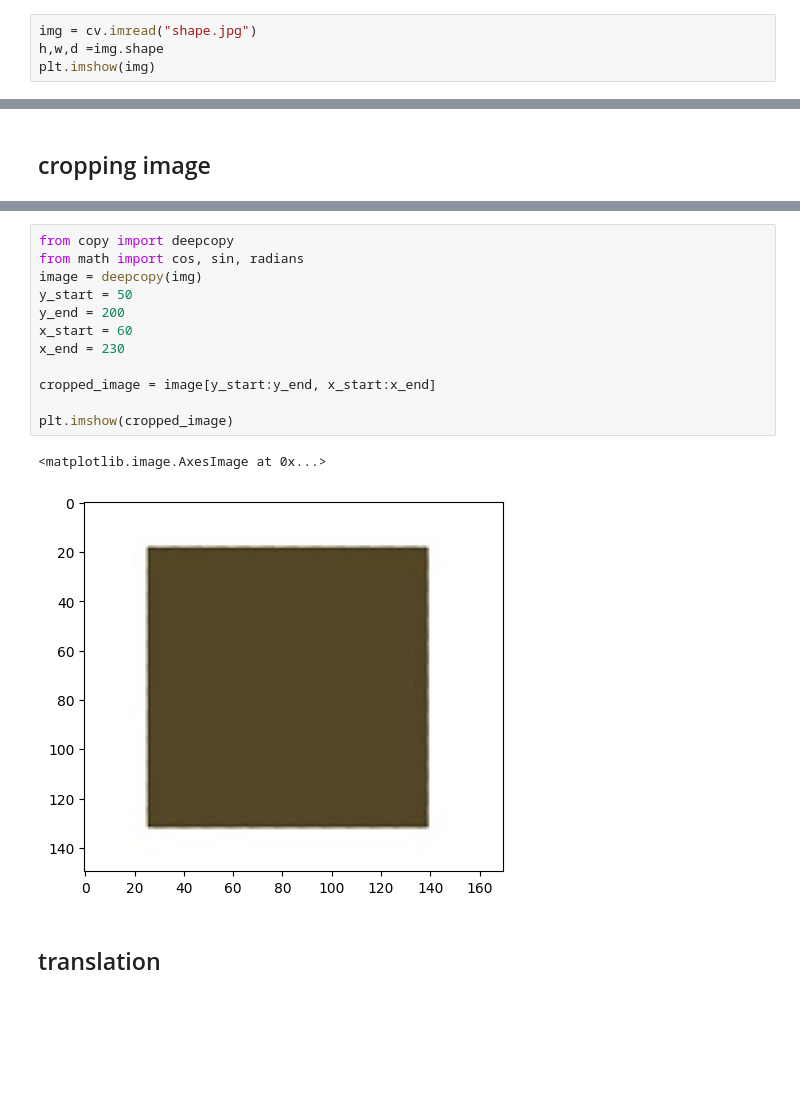
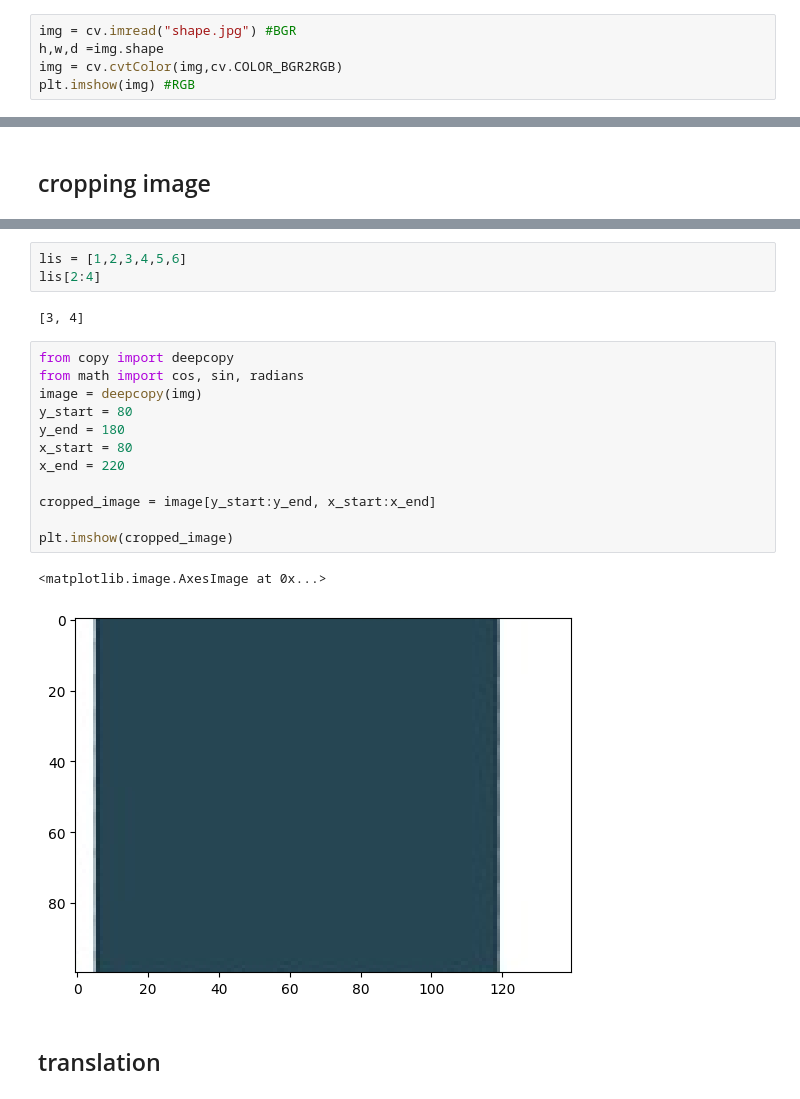
Before and after one commit to Mettikodeva/kombo_cv_training, a Jupyter notebook: 2-image_transformation.ipynb, the cells around one changed output, grey strips where cells are left out. Drawn from its saved outputs; the diff is of its cells as text; blank space fills up the shorter version.

Commit message:
update image transformation

```diff
--- a/2-image_transformation.ipynb
+++ b/2-image_transformation.ipynb
@@ -3,8 +3,9 @@ import cv2 as cv
 import numpy as np
 from matplotlib import pyplot as plt
 # %%
-img = cv.imread("shape.jpg")
+img = cv.imread("shape.jpg") #BGR
 h,w,d =img.shape
-plt.imshow(img)
+img = cv.cvtColor(img,cv.COLOR_BGR2RGB)
+plt.imshow(img) #RGB
 # %% [output]
 <matplotlib.image.AxesImage at 0x...>
@@ -14,18 +29,23 @@ plt.imshow(img)
+# %%
+lis = [1,2,3,4,5,6]
+lis[2:4]
+# %% [output]
+[3, 4]
 # %%
 from copy import deepcopy
 from math import cos, sin, radians
 image = deepcopy(img)
-y_start = 50
-y_end = 200
-x_start = 60
-x_end = 230
+y_start = 80
+y_end = 180
+x_start = 80
+x_end = 220
 
 cropped_image = image[y_start:y_end, x_start:x_end]
 
 plt.imshow(cropped_image)
 # %% [output]
 <matplotlib.image.AxesImage at 0x...>
-[figure, old version]
+[figure, new version]
 # %% [markdown]
 ## translation
 # %% [markdown]
```
Also changed, not shown: parts of 11 cells of this notebook.
